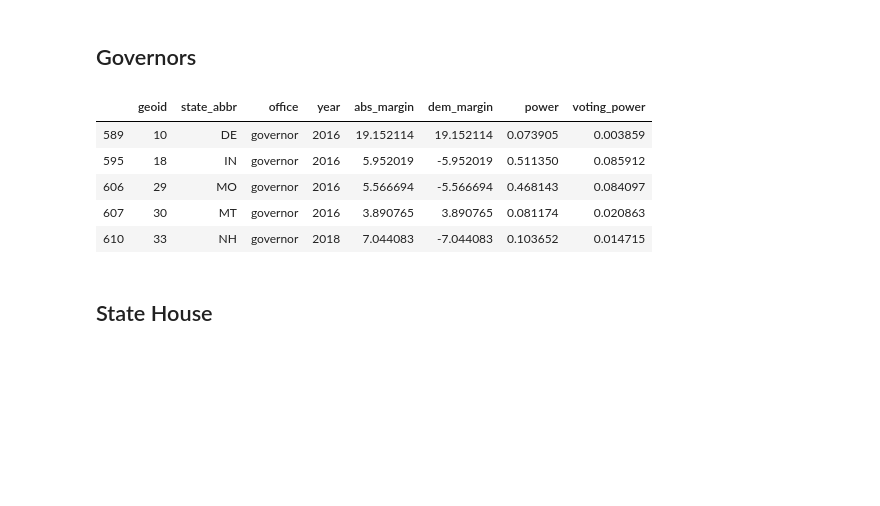
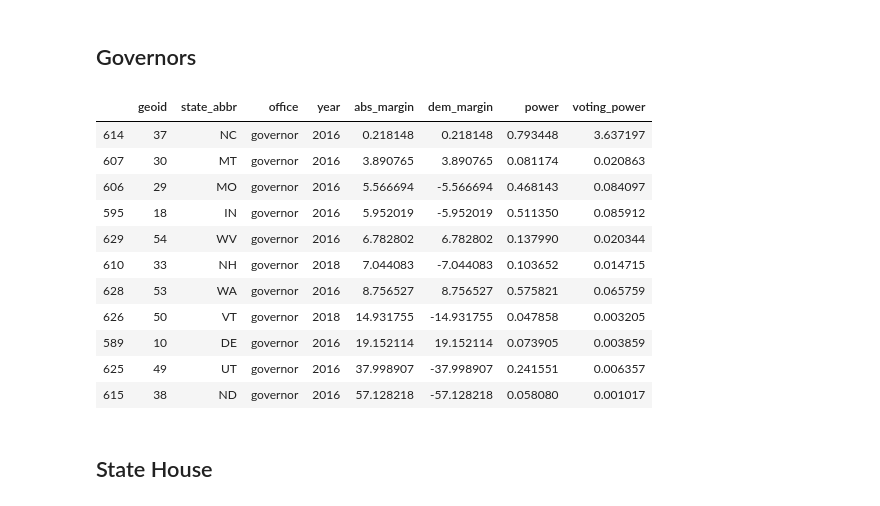
Before and after one commit to psthomas/voting-power-comprehensive, a Jupyter notebook: elections_2020.ipynb, the cells around one changed output. Drawn from its saved outputs; the diff is of its cells as text; code cells hidden in the pictures; blank space fills up the shorter version.

```diff
--- a/elections_2020.ipynb
+++ b/elections_2020.ipynb
@@ -243,18 +268,24 @@ ushouse_df.head()
 # %%
 # Elections in these states in 2020:
 # https://en.wikipedia.org/wiki/United_States_gubernatorial_elections,_2020
 gov_states = ['DE', 'IN', 'MO', 'MT', 'NH', 'NC', 'ND', 'UT', 'VT', 'WA', 'WV']
 gov_df = all_df[(all_df.office == 'governor') &
     (all_df.state_abbr.isin(gov_states))]
 
-gov_df.head()
+gov_df.sort_values(by='abs_margin', ascending=True)
 # %% [output]
 |  | geoid | state_abbr | office | year | abs_margin | dem_margin | power | voting_power |
+| 614 | 37 | NC | governor | 2016 | 0.218148 | 0.218148 | 0.793448 | 3.637197 |
+| 607 | 30 | MT | governor | 2016 | 3.890765 | 3.890765 | 0.081174 | 0.020863 |
+| 606 | 29 | MO | governor | 2016 | 5.566694 | -5.566694 | 0.468143 | 0.084097 |
+| 595 | 18 | IN | governor | 2016 | 5.952019 | -5.952019 | 0.511350 | 0.085912 |
+| 629 | 54 | WV | governor | 2016 | 6.782802 | 6.782802 | 0.137990 | 0.020344 |
+| 610 | 33 | NH | governor | 2018 | 7.044083 | -7.044083 | 0.103652 | 0.014715 |
+| 628 | 53 | WA | governor | 2016 | 8.756527 | 8.756527 | 0.575821 | 0.065759 |
+| 626 | 50 | VT | governor | 2018 | 14.931755 | -14.931755 | 0.047858 | 0.003205 |
 | 589 | 10 | DE | governor | 2016 | 19.152114 | 19.152114 | 0.073905 | 0.003859 |
-| 595 | 18 | IN | governor | 2016 | 5.952019 | -5.952019 | 0.511350 | 0.085912 |
-| 606 | 29 | MO | governor | 2016 | 5.566694 | -5.566694 | 0.468143 | 0.084097 |
-| 607 | 30 | MT | governor | 2016 | 3.890765 | 3.890765 | 0.081174 | 0.020863 |
-| 610 | 33 | NH | governor | 2018 | 7.044083 | -7.044083 | 0.103652 | 0.014715 |
+| 625 | 49 | UT | governor | 2016 | 37.998907 | -37.998907 | 0.241551 | 0.006357 |
+| 615 | 38 | ND | governor | 2016 | 57.128218 | -57.128218 | 0.058080 | 0.001017 |
 # %% [markdown]
 ## State House
 # %%
```
Also changed, not shown: parts of 4 cells of this notebook, 1 other file.
